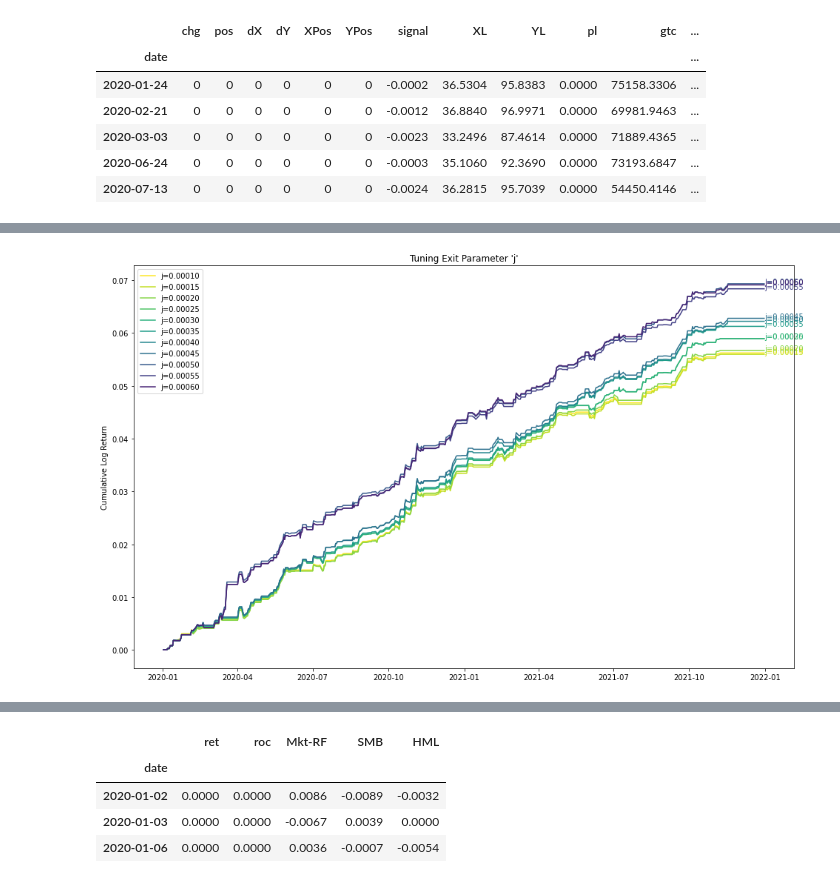
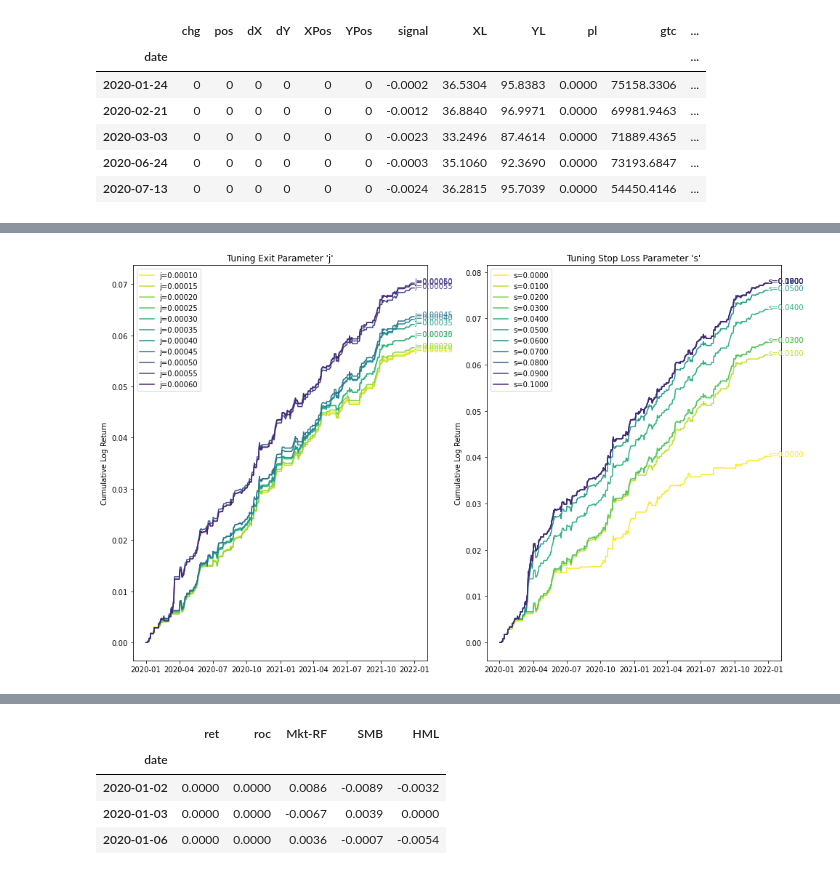
Before and after one commit to philipwlee/regquant, a Jupyter notebook: hw2_spread_sim/hw2_spread_sim_philip_lee_12129240.ipynb, the cells around one changed output, grey strips where cells are left out. Drawn from its saved outputs; the diff is of its cells as text; code cells hidden in the pictures.

```diff
--- a/hw2_spread_sim/hw2_spread_sim_philip_lee_12129240.ipynb
+++ b/hw2_spread_sim/hw2_spread_sim_philip_lee_12129240.ipynb
@@ -536,25 +553,46 @@ plt.show()
 # %%
 g = 0.0007  # Entry parameter
 # j = 0.00015 # Exit parameter
 s = 0.01    # Stop Loss parameter
 M = 5       # Accumulation window to determine spread divergence
 
-fig, ax = plt.subplots()
+fig, axs = plt.subplots(1,2)
 
 minim = 0.0001
 maxim = 0.0006
 js = np.linspace(minim, maxim, 11)
 
 for i, j in enumerate(js):
     strat = construct_strategy(etfs_facts, QUANDL_ASSETS, g, j, s, M)
     plot_ser = strat["2020":]["ret"].cumsum()
     colo = cm.viridis(255-i*23)
-    ax.plot(plot_ser, c=colo, label=f"j={j:.5f}")
-    ax.annotate(f"j={j:.5f}", xy=(plot_ser.index[-1], plot_ser.iloc[-1]), c=colo)
-    ax.set_ylabel("Cumulative Log Return")
+    axs[0].plot(plot_ser, c=colo, label=f"j={j:.5f}")
+    axs[0].annotate(f"j={j:.5f}", xy=(plot_ser.index[-1], plot_ser.iloc[-1]), c=colo)
+    axs[0].set_ylabel("Cumulative Log Return")
 
-plt.title("Tuning Exit Parameter 'j'")
-plt.legend()
+axs[0].set_title("Tuning Exit Parameter 'j'")
+axs[0].legend()
+
+g = 0.0007  # Entry parameter
+j = 0.00035 # Exit parameter
+# s = 0.01    # Stop Loss parameter
+M = 5       # Accumulation window to determine spread divergence
+
+minim = 0.0
+maxim = 0.1
+ss = np.linspace(minim, maxim, 11)
+
+for i, s in enumerate(ss):
+    strat = construct_strategy(etfs_facts, QUANDL_ASSETS, g, j, s, M)
+    plot_ser = strat["2020":]["ret"].cumsum()
+    colo = cm.viridis(255-i*23)
+    axs[1].plot(plot_ser, c=colo, label=f"s={s:.4f}")
+    axs[1].annotate(f"s={s:.4f}", xy=(plot_ser.index[-1], plot_ser.iloc[-1]), c=colo)
+    axs[1].set_ylabel("Cumulative Log Return")
+
+axs[1].set_title("Tuning Stop Loss Parameter 's'")
+axs[1].legend()
+
 plt.show()
 # %% [output]
-[figure, old version]
+[figure, new version]
```
Also changed, not shown: parts of 40 cells of this notebook.
